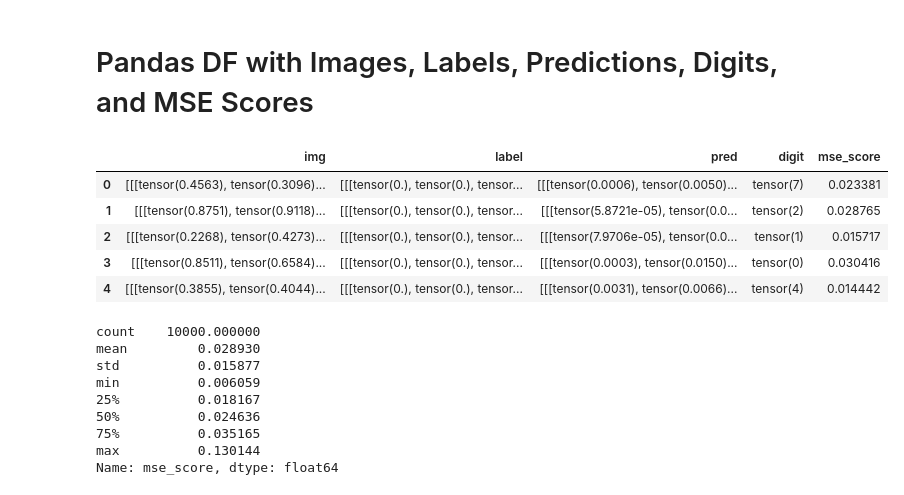
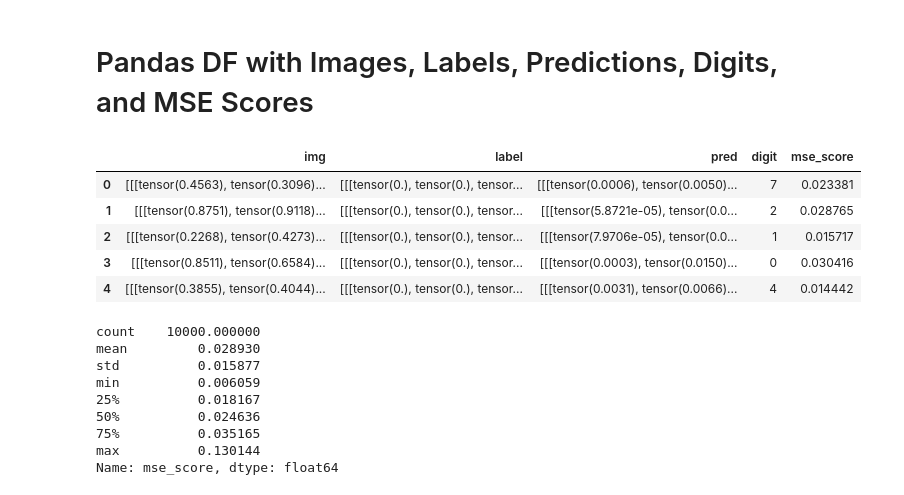
Before and after one commit to jornelasmunoz/UCM_Undergraduate_Research, a Jupyter notebook: jornelasmunoz/notebooks/CNN_Reconstruction.ipynb, the cells around one changed output. Saved outputs shown, nothing was run; the diff lists cells and outputs as text; code cells hidden in the pictures.

```diff
--- a/jornelasmunoz/notebooks/CNN_Reconstruction.ipynb
+++ b/jornelasmunoz/notebooks/CNN_Reconstruction.ipynb
@@ -150,3 +146,14 @@ Wall time: 2min 29s
+# %%
+%% time
+# Save encoded data
+filename_train = "../data/MNIST_mura_training"
+filename_test = "../data/MNIST_mura_test"
+#torch.save(mura_train_data, filename_train)
+#torch.save(mura_test_data, filename_test)
+
+# Load encoded data
+mura_train_data = torch.load(filename_train)
+mura_test_data = torch.load(filename_test)
 # %%
 # Printing 25 random images from the training dataset
 random_samples = np.random.randint(1, len(mura_train_data), (5))
@@ -489,7 +497,7 @@ with torch.no_grad():
             images_all.append(image)#.reshape(-1, model.img_size, model.img_size))
             labels_all.append(label)#.reshape(-1, model.img_size, model.img_size))
             predicted_all.append(prediction)#.reshape(-1, model.img_size, model.img_size))
-            digit_labels_all.append(digit)
+            digit_labels_all.append(digit.numpy())
 
 
 
@@ -553,14 +564,15 @@ plt.show()
 # Pandas DF with Images, Labels, Predictions, Digits, and MSE Scores
 # %%
 df = pd.DataFrame.from_dict(test_outputs)
+df.digit = df.digit.astype('str')
 df.head()
 # %% [output]
 |  | img | label | pred | digit | mse_score |
-| 0 | [[[tensor(0.4563), tensor(0.3096)... | [[[tensor(0.), tensor(0.), tensor... | [[[tensor(0.0006), tensor(0.0050)... | tensor(7) | 0.023381 |
-| 1 | [[[tensor(0.8751), tensor(0.9118)... | [[[tensor(0.), tensor(0.), tensor... | [[[tensor(5.8721e-05), tensor(0.0... | tensor(2) | 0.028765 |
-| 2 | [[[tensor(0.2268), tensor(0.4273)... | [[[tensor(0.), tensor(0.), tensor... | [[[tensor(7.9706e-05), tensor(0.0... | tensor(1) | 0.015717 |
-| 3 | [[[tensor(0.8511), tensor(0.6584)... | [[[tensor(0.), tensor(0.), tensor... | [[[tensor(0.0003), tensor(0.0150)... | tensor(0) | 0.030416 |
-| 4 | [[[tensor(0.3855), tensor(0.4044)... | [[[tensor(0.), tensor(0.), tensor... | [[[tensor(0.0031), tensor(0.0066)... | tensor(4) | 0.014442 |
+| 0 | [[[tensor(0.4563), tensor(0.3096)... | [[[tensor(0.), tensor(0.), tensor... | [[[tensor(0.0006), tensor(0.0050)... | 7 | 0.023381 |
+| 1 | [[[tensor(0.8751), tensor(0.9118)... | [[[tensor(0.), tensor(0.), tensor... | [[[tensor(5.8721e-05), tensor(0.0... | 2 | 0.028765 |
+| 2 | [[[tensor(0.2268), tensor(0.4273)... | [[[tensor(0.), tensor(0.), tensor... | [[[tensor(7.9706e-05), tensor(0.0... | 1 | 0.015717 |
+| 3 | [[[tensor(0.8511), tensor(0.6584)... | [[[tensor(0.), tensor(0.), tensor... | [[[tensor(0.0003), tensor(0.0150)... | 0 | 0.030416 |
+| 4 | [[[tensor(0.3855), tensor(0.4044)... | [[[tensor(0.), tensor(0.), tensor... | [[[tensor(0.0031), tensor(0.0066)... | 4 | 0.014442 |
 # %%
 df.mse_score.describe()
 # %% [output]
```
Also changed, not shown: parts of 11 cells of this notebook.
